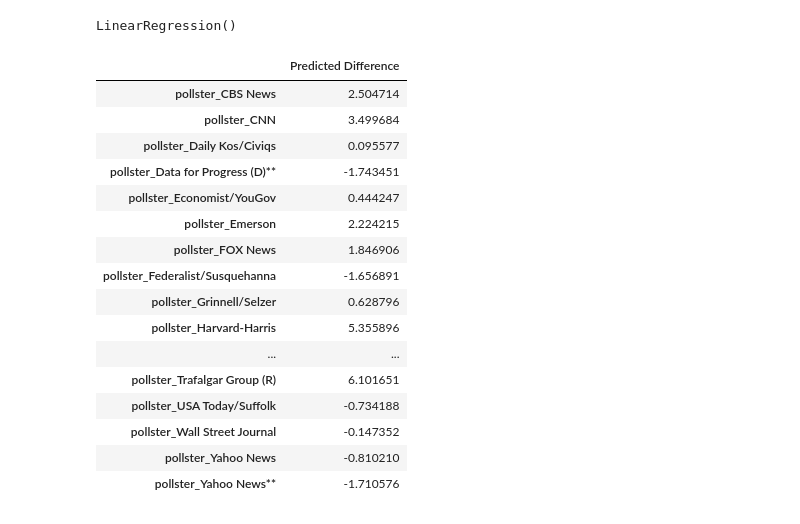
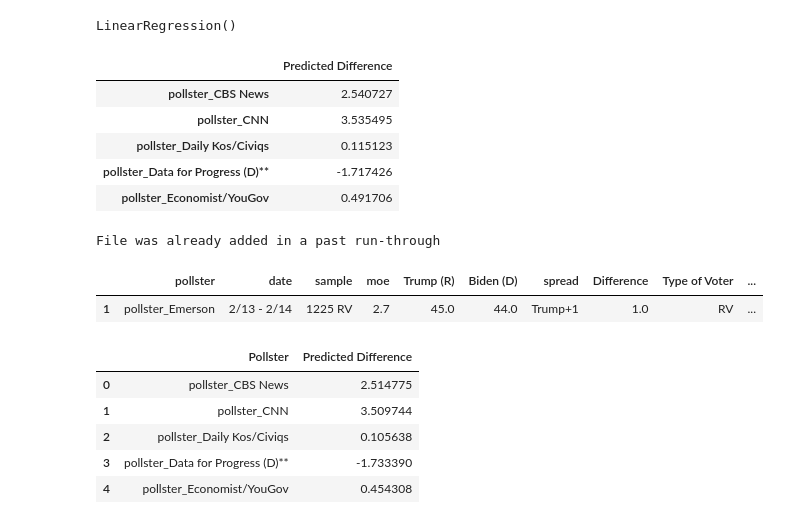
Before and after one commit to robertfeldstein/Election2024, a Jupyter notebook: regression_models.ipynb, the cells around one changed output. Saved outputs shown, nothing was run; the diff lists cells and outputs as text; code cells hidden in the pictures.

Commit message:
Added New Prediction Mechanism

```diff
--- a/regression_models.ipynb
+++ b/regression_models.ipynb
@@ -85,6 +85,8 @@ df["Year"] = [current_year]*first_dec + [prev_year]*(len(df)-first_dec)
 df["End Date"] = df["End Date"] + "/" + df["Year"]
 df["End Date"] = np.array(pd.to_datetime(df["End Date"], format="mixed"))
 df = df[df["Type of Voter"].isin(["RV", "LV"])]
+df["Biden (D)"] = df["Biden (D)"].astype(float)
+df["Trump (R)"] = df["Trump (R)"].astype(float)
 df.head()
 # %% [output]
 |  | pollster | date | sample | moe | Trump (R) | Biden (D) | spread | Difference | Type of Voter | ... |
@@ -151,25 +154,14 @@ tomorrow_pred = model.predict(tomorrow_df)
 # %%
 #Format the prediction into a readable text
 
 #Make a dataframe
 tomorrow_pred_df = pd.DataFrame(tomorrow_pred, columns=["Predicted Difference"])
 tomorrow_pred_df.set_index(cols, inplace=True)
-tomorrow_pred_df
+tomorrow_pred_df.head()
 # %% [output]
 |  | Predicted Difference |
-| pollster_CBS News | 2.504714 |
-| pollster_CNN | 3.499684 |
-| pollster_Daily Kos/Civiqs | 0.095577 |
-| pollster_Data for Progress (D)** | -1.743451 |
-| pollster_Economist/YouGov | 0.444247 |
-| pollster_Emerson | 2.224215 |
-| pollster_FOX News | 1.846906 |
-| pollster_Federalist/Susquehanna | -1.656891 |
-| pollster_Grinnell/Selzer | 0.628796 |
-| pollster_Harvard-Harris | 5.355896 |
-| ... | ... |
-| pollster_Trafalgar Group (R) | 6.101651 |
-| pollster_USA Today/Suffolk | -0.734188 |
-| pollster_Wall Street Journal | -0.147352 |
-| pollster_Yahoo News | -0.810210 |
-| pollster_Yahoo News** | -1.710576 |
+| pollster_CBS News | 2.540727 |
+| pollster_CNN | 3.535495 |
+| pollster_Daily Kos/Civiqs | 0.115123 |
+| pollster_Data for Progress (D)** | -1.717426 |
+| pollster_Economist/YouGov | 0.491706 |
@@ -179,0 +168,41 @@ tomorrow_pred_df.to_excel("Datasets/Predictions.xlsx",sheet_name=today_date)
+# %%
+# Make an excel file where each sheet is that day's prediction
+#Add the sheet to an existing file
+
+path_name = "Datasets/Predictions.xlsx"
+
+# Open the existing file in write mode and add the new sheet
+try:
+    with pd.ExcelWriter(path_name, engine = 'openpyxl', mode = 'a') as writer:
+        tomorrow_pred_df.to_excel(writer, sheet_name=today_date)
+except:
+    print("File was already added in a past run-through")
+# %% [output]
+File was already added in a past run-through
+# %%
+#Look specifically at the polls released last, we will want to compare these to yesterday's predictions
+
+today_df = df[df["End Date"].iloc[1] == df["End Date"]].copy()
+today_df["pollster"] = "pollster_" + today_df["pollster"]
+today_df.head()
+# %% [output]
+|  | pollster | date | sample | moe | Trump (R) | Biden (D) | spread | Difference | Type of Voter | ... |
+| 1 | pollster_Emerson | 2/13 - 2/14 | 1225 RV | 2.7 | 45.0 | 44.0 | Trump+1 | 1.0 | RV | ... |
+# %%
+#Check to see if any of the polls from today are in yesterday's predictions
+#If so, we will compare the predictions to the actual results
+
+yesterday_date = (pd.to_datetime(today_date) - pd.Timedelta(days=1)).strftime("%m-%d-%Y")
+try:
+    yesterday_df = pd.read_excel("Datasets/Predictions.xlsx", sheet_name=yesterday_date)
+except:
+    yesterday_df = pd.read_excel("Datasets/Predictions.xlsx", sheet_name=-1)
+yesterday_df.rename(columns={"Unnamed: 0":"Pollster"}, inplace=True)
+yesterday_df.head()
+# %% [output]
+|  | Pollster | Predicted Difference |
+| 0 | pollster_CBS News | 2.514775 |
+| 1 | pollster_CNN | 3.509744 |
+| 2 | pollster_Daily Kos/Civiqs | 0.105638 |
+| 3 | pollster_Data for Progress (D)** | -1.733390 |
+| 4 | pollster_Economist/YouGov | 0.454308 |
```
Also changed, not shown: parts of 9 cells of this notebook, 3 other files.
